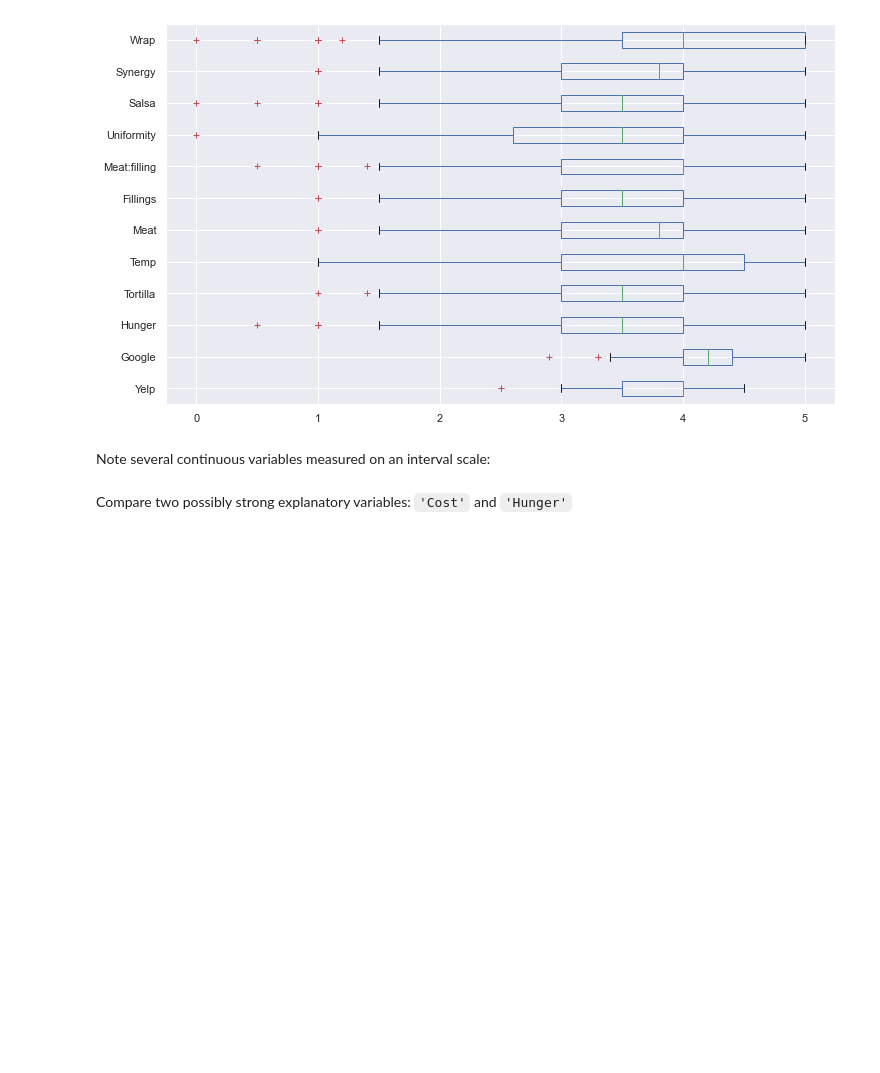
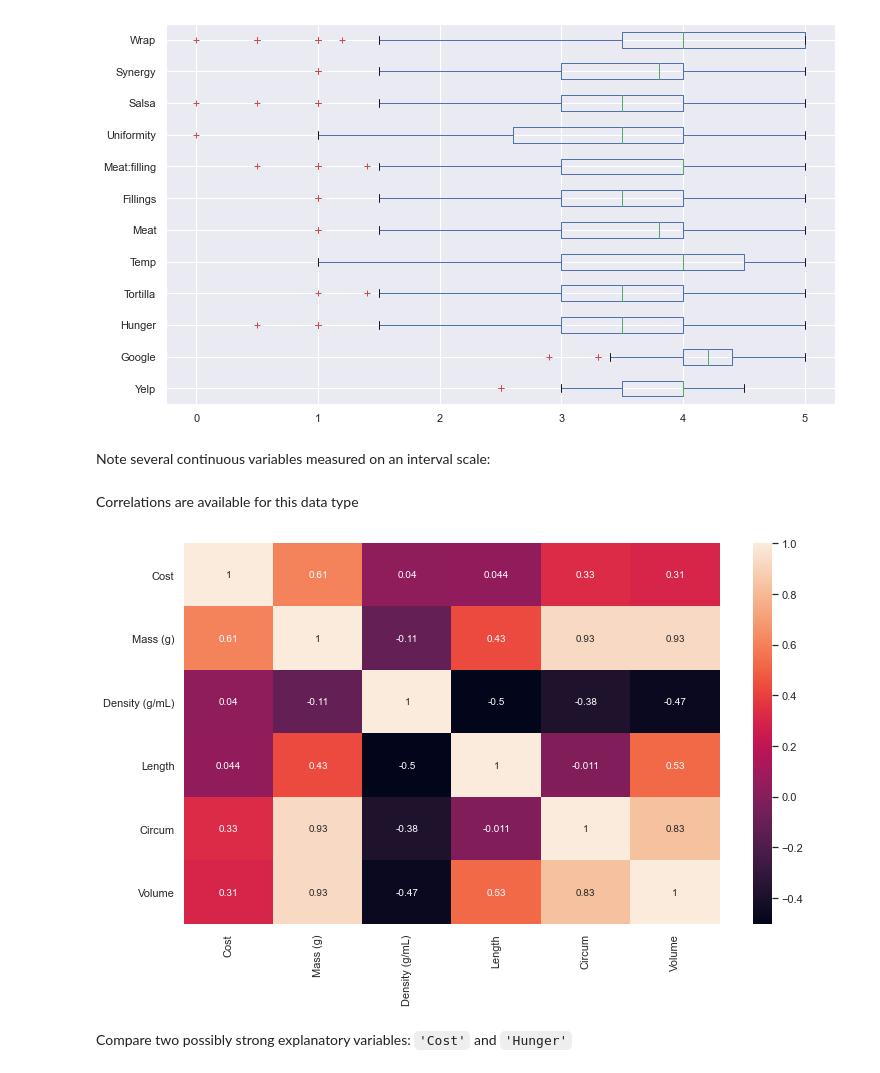
Before and after one commit to allaccountstaken/burrito, a Jupyter notebook: 2020_07_13_associate_instructor_technical.ipynb, the cells around one changed output. Drawn from its saved outputs; the diff is of its cells as text; code cells hidden in the pictures; blank space fills up the shorter version.

```diff
--- a/2020_07_13_associate_instructor_technical.ipynb
+++ b/2020_07_13_associate_instructor_technical.ipynb
@@ -172,6 +162,14 @@ Note several continuous variables measured on an interval scale:
 # %%
 interval = ['Cost', 'Mass (g)', 'Density (g/mL)',
               'Length', 'Circum', 'Volume']
+# %% [markdown]
+Correlations are available for this data type
+# %%
+sns.heatmap(df[interval].corr(), annot=True)
+plt.gcf().set_size_inches(12, 7)
+plt.show()
+# %% [output]
+[figure, added]
 # %% [markdown]
 Compare two possibly strong explanatory variables: `'Cost'` and `'Hunger'`
 # %%
```
Also changed, not shown: parts of 33 cells of this notebook.
